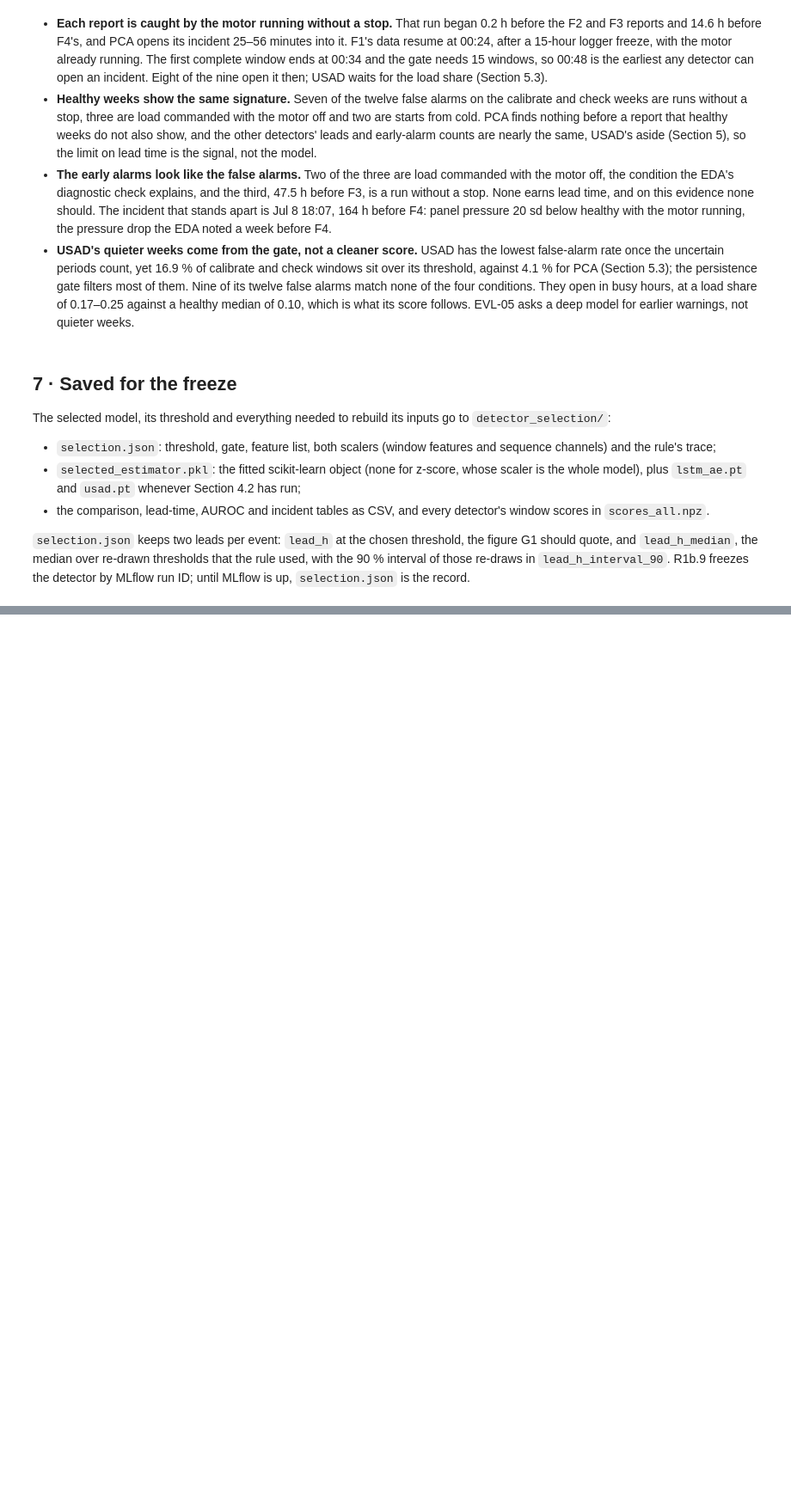
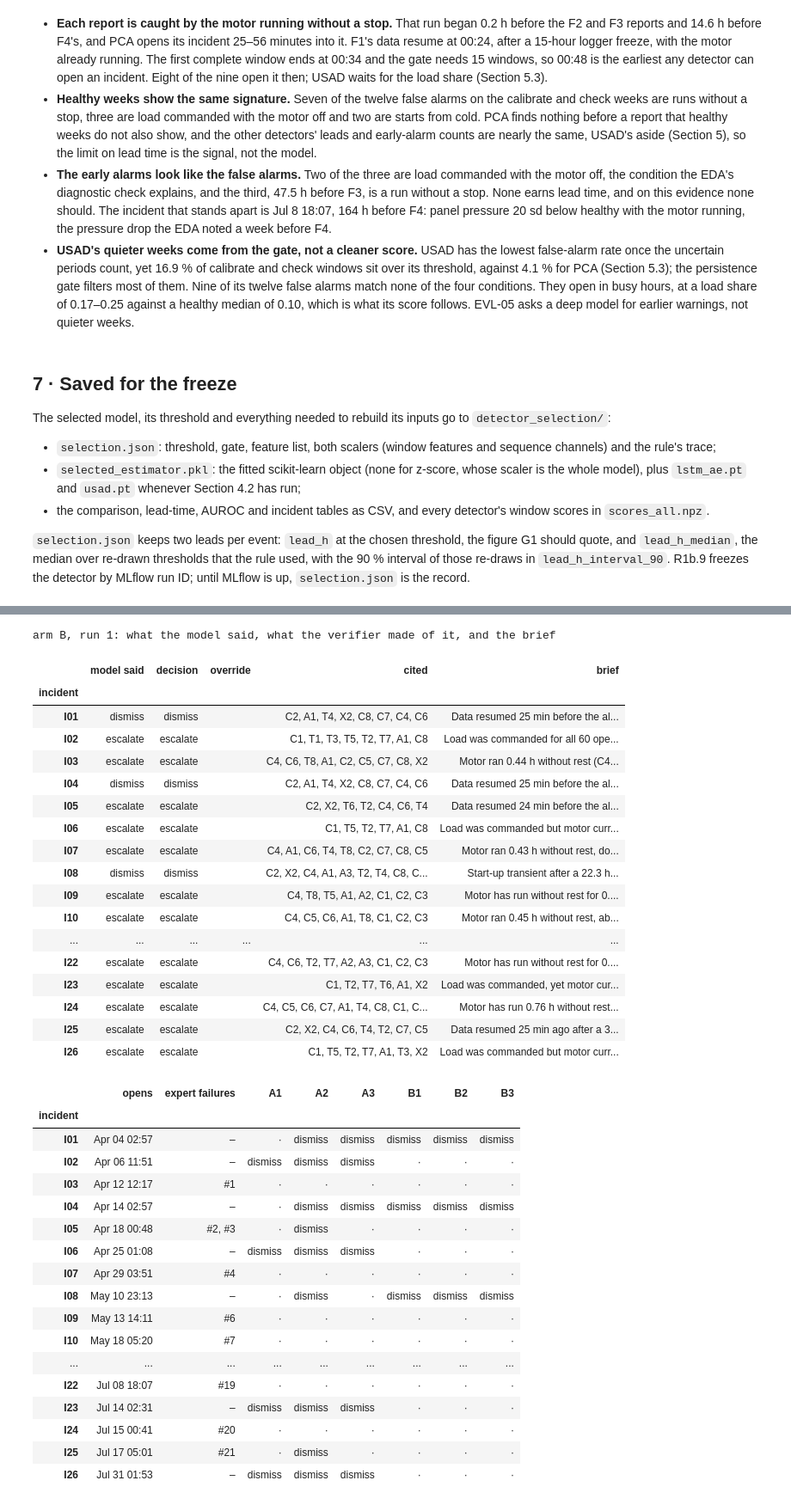
Before and after one commit to roshcs-mpsai/PdM-Agent, a Jupyter notebook: notebooks/detector_selection.ipynb, the cells around one changed output, grey strips where cells are left out. Shown at 86% size. Drawn from its saved outputs; the diff is of its cells as text; code cells hidden in the pictures; blank space fills up the shorter version.

```diff
--- a/notebooks/detector_selection.ipynb
+++ b/notebooks/detector_selection.ipynb
@@ -1581,0 +2280,49 @@ saved: auroc.csv, comparison.csv, incidents_healthy_weeks.csv, incidents_test_bl
+# %%
+for rep, b in B_RUNS.items():
+    INCIDENTS[f'B{rep + 1}'] = np.where(b['decision'].eq('dismiss'), 'dismiss', '·')
+INCIDENTS.to_csv(OUT / 'triage_incidents.csv')
+with open(OUT / 'triage_packets.jsonl', 'w') as f:                  # what every arm read, one line per incident
+    for iid, o, request in zip(T_IDS, T_OPEN, REQUESTS):
+        f.write(json.dumps({'incident': iid, 'opens': str(pd.Timestamp(int(o))), 'request': request}) + '\n')
+if B_RUNS:
+    print('arm B, run 1: what the model said, what the verifier made of it, and the brief')
+    display(B_RUNS[0][['model said', 'decision', 'override', 'cited', 'brief']])
+INCIDENTS[['opens', 'expert failures', *[c for c in INCIDENTS if c in ('A1', 'A2', 'A3') or c.startswith('B')]]]
+# %% [output]
+arm B, run 1: what the model said, what the verifier made of it, and the brief
+|  | model said | decision | override | cited | brief |
+| incident |  |  |  |  |  |
+| I01 | dismiss | dismiss |  | C2, A1, T4, X2, C8, C7, C4, C6 | Data resumed 25 min before the al... |
+| I02 | escalate | escalate |  | C1, T1, T3, T5, T2, T7, A1, C8 | Load was commanded for all 60 ope... |
+| I03 | escalate | escalate |  | C4, C6, T8, A1, C2, C5, C7, C8, X2 | Motor ran 0.44 h without rest (C4... |
+| I04 | dismiss | dismiss |  | C2, A1, T4, X2, C8, C7, C4, C6 | Data resumed 25 min before the al... |
+| I05 | escalate | escalate |  | C2, X2, T6, T2, C4, C6, T4 | Data resumed 24 min before the al... |
+| I06 | escalate | escalate |  | C1, T5, T2, T7, A1, C8 | Load was commanded but motor curr... |
+| I07 | escalate | escalate |  | C4, A1, C6, T4, T8, C2, C7, C8, C5 | Motor ran 0.43 h without rest, do... |
+| I08 | dismiss | dismiss |  | C2, X2, C4, A1, A3, T2, T4, C8, C... | Start-up transient after a 22.3 h... |
+| I09 | escalate | escalate |  | C4, T8, T5, A1, A2, C1, C2, C3 | Motor has run without rest for 0.... |
+| I10 | escalate | escalate |  | C4, C5, C6, A1, T8, C1, C2, C3 | Motor ran 0.45 h without rest, ab... |
+| ... | ... | ... | ... | ... | ... |
+| I22 | escalate | escalate |  | C4, C6, T2, T7, A2, A3, C1, C2, C3 | Motor has run without rest for 0.... |
+| I23 | escalate | escalate |  | C1, T2, T7, T6, A1, X2 | Load was commanded, yet motor cur... |
+| I24 | escalate | escalate |  | C4, C5, C6, C7, A1, T4, C8, C1, C... | Motor has run 0.76 h without rest... |
+| I25 | escalate | escalate |  | C2, X2, C4, C6, T4, T2, C7, C5 | Data resumed 25 min ago after a 3... |
+| I26 | escalate | escalate |  | C1, T5, T2, T7, A1, T3, X2 | Load was commanded but motor curr... |
+|  | opens | expert failures | A1 | A2 | A3 | B1 | B2 | B3 |
+| incident |  |  |  |  |  |  |  |  |
+| I01 | Apr 04 02:57 | – | · | dismiss | dismiss | dismiss | dismiss | dismiss |
+| I02 | Apr 06 11:51 | – | dismiss | dismiss | dismiss | · | · | · |
+| I03 | Apr 12 12:17 | #1 | · | · | · | · | · | · |
+| I04 | Apr 14 02:57 | – | · | dismiss | dismiss | dismiss | dismiss | dismiss |
+| I05 | Apr 18 00:48 | #2, #3 | · | dismiss | · | · | · | · |
+| I06 | Apr 25 01:08 | – | dismiss | dismiss | dismiss | · | · | · |
+| I07 | Apr 29 03:51 | #4 | · | · | · | · | · | · |
+| I08 | May 10 23:13 | – | · | dismiss | · | dismiss | dismiss | dismiss |
+| I09 | May 13 14:11 | #6 | · | · | · | · | · | · |
+| I10 | May 18 05:20 | #7 | · | · | · | · | · | · |
+| ... | ... | ... | ... | ... | ... | ... | ... | ... |
+| I22 | Jul 08 18:07 | #19 | · | · | · | · | · | · |
+| I23 | Jul 14 02:31 | – | dismiss | dismiss | dismiss | · | · | · |
+| I24 | Jul 15 00:41 | #20 | · | · | · | · | · | · |
+| I25 | Jul 17 05:01 | #21 | · | dismiss | · | · | · | · |
+| I26 | Jul 31 01:53 | – | dismiss | dismiss | dismiss | · | · | · |
```
Also changed, not shown: parts of 40 cells of this notebook.
